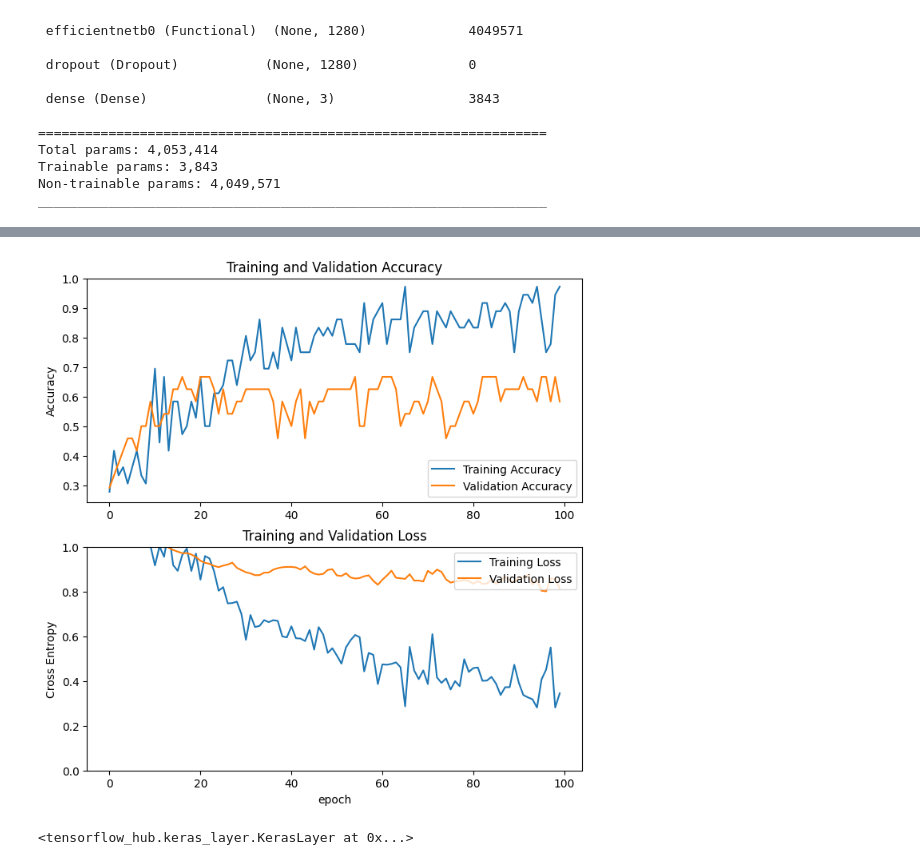
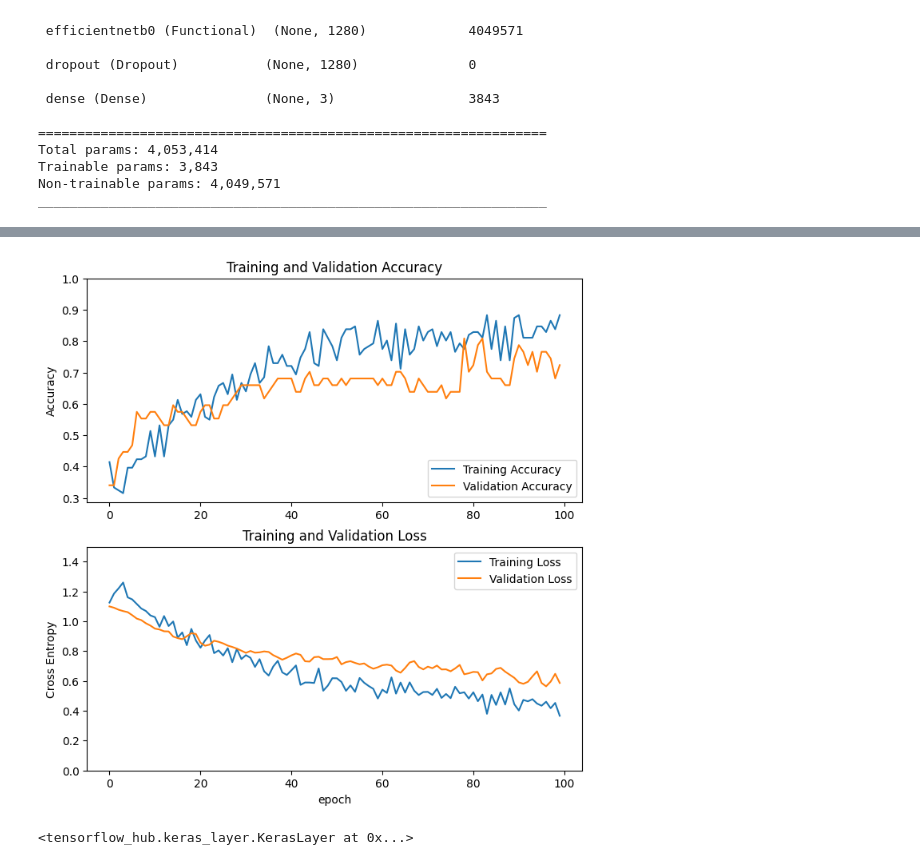
Before and after one commit to djbacad/guitar-chord-recognition, a Jupyter notebook: notebooks/training_experiments.ipynb, the cells around one changed output, grey strips where cells are left out. Saved outputs shown, nothing was run; the diff lists cells and outputs as text; code cells hidden in the pictures.

```diff
--- a/notebooks/training_experiments.ipynb
+++ b/notebooks/training_experiments.ipynb
@@ -80,12 +88,12 @@ The tensorboard extension is already loaded. To reload it, use:
 #### Initialize tunable hyperparameters
 # %%
 EPOCHS = 60
-BATCH_SIZE = 8
+BATCH_SIZE = 16
 IMG_SIZE = 224
 #Adabelief HPs:
 INIT_LEARNING_RATE = 3e-3
 TL_EPSILON = 1e-11
-TL_WEIGHT_DECAY = 1e-23
+TL_WEIGHT_DECAY = 1e-2
 # %% [markdown]
 #### Load the data and assign the train, val, and test sets
 # %%
@@ -96,7 +104,7 @@ data_loc = '/mnt/e/files_main/projects_ml/guitar-chord-detection/data/Images'
 # Train
 train_set = tf.keras.utils.image_dataset_from_directory(
   directory=data_loc,
-  validation_split=0.35,
+  validation_split=0.3,
   subset="training",
   seed=SEED_VALUE,
   image_size=(IMG_SIZE, IMG_SIZE),
@@ -108,7 +116,7 @@ train_set = tf.keras.utils.image_dataset_from_directory(
 # Val
 val_set = tf.keras.utils.image_dataset_from_directory(
   directory=data_loc,
-  validation_split=0.35,
+  validation_split=0.3,
   subset="validation",
   seed=SEED_VALUE,
   image_size=(IMG_SIZE, IMG_SIZE),
@@ -157,9 +165,10 @@ val_set = val_set.prefetch(buffer_size=AUTOTUNE)
 # %%
 data_augmentation = tf.keras.Sequential([
   layers.RandomTranslation(0.15,0.15),
-  layers.RandomRotation(0.4),
-  layers.RandomZoom(-0.15),
-  layers.RandomBrightness(factor=0.2)
+  layers.RandomRotation(0.2),
+  layers.RandomZoom(0.3),
+  layers.RandomBrightness(factor=0.15),
+  keras_cv.layers.RandomShear(0.15,0.12)
 ])
 # %% [markdown]
 #### Create the base model
@@ -301,30 +335,30 @@ Epoch 100/100
 # %%
 acc = history.history['acc']
 val_acc = history.history['val_acc']
 
 loss = history.history['loss']
 val_loss = history.history['val_loss']
 
 plt.figure(figsize=(8, 8))
 plt.subplot(2, 1, 1)
 plt.plot(acc, label='Training Accuracy')
 plt.plot(val_acc, label='Validation Accuracy')
 plt.legend(loc='lower right')
 plt.ylabel('Accuracy')
 plt.ylim([min(plt.ylim()),1])
 plt.title('Training and Validation Accuracy')
 
 plt.subplot(2, 1, 2)
 plt.plot(loss, label='Training Loss')
 plt.plot(val_loss, label='Validation Loss')
 plt.legend(loc='upper right')
 plt.ylabel('Cross Entropy')
-plt.ylim([0,1.0])
+plt.ylim([0,1.5])
 plt.title('Training and Validation Loss')
 plt.xlabel('epoch')
 plt.show()
 # %% [output]
-[figure, old version]
+[figure, new version]
 # %%
 # Latest EfficientNet architecture
 # Feature vectors of images with input size 240x240, trained on imagenet-21k
```
Also changed, not shown: parts of 7 cells of this notebook.
